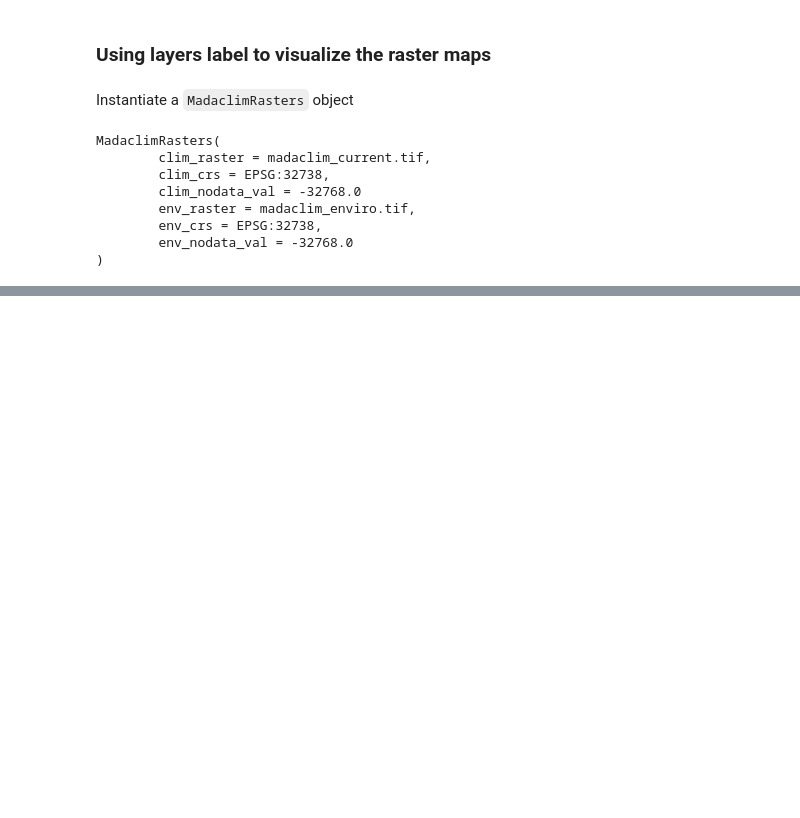
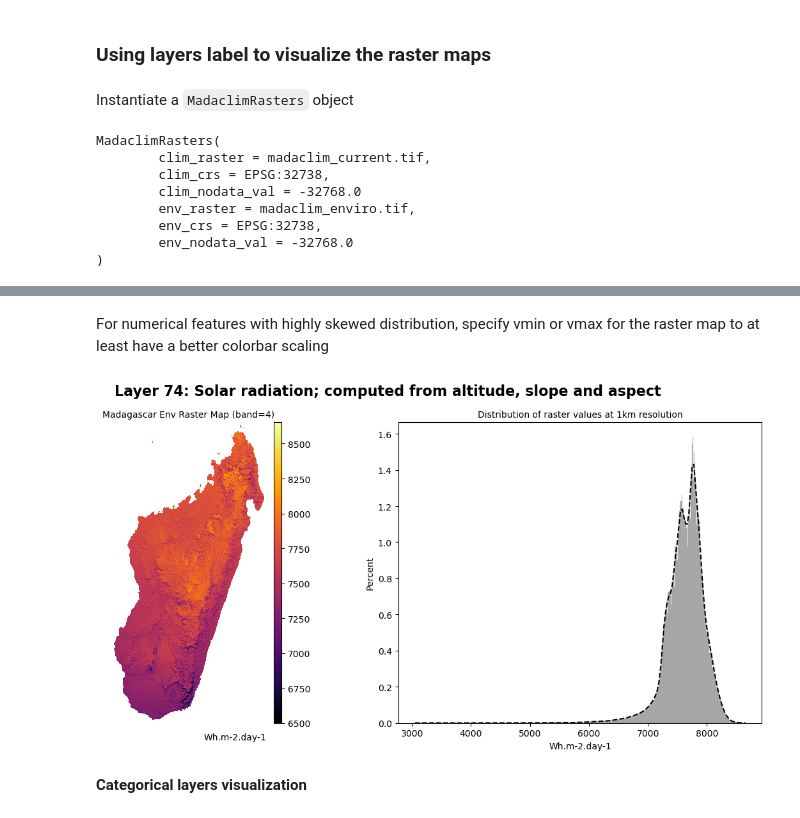
Before and after one commit to tahiri-lab/py_madaclim, a Jupyter notebook: example/full_walktrhough.ipynb, the cells around one changed output, grey strips where cells are left out. Drawn from its saved outputs; the diff is of its cells as text; code cells hidden in the pictures; blank space fills up the shorter version.

```diff
--- a/example/full_walktrhough.ipynb
+++ b/example/full_walktrhough.ipynb
@@ -375,0 +412,9 @@ MadaclimRasters(
+# %% [markdown]
+For numerical features with highly skewed distribution, specify vmin or vmax for the raster map to at least have a better colorbar scaling
+# %%
+# For numerical features with highly skewed distribution, specify vmin or vmax for the raster map
+mada_rasters.plot_layer(layer=env_labels[3], imshow_vmin=6500)
+# %% [output]
+[figure, added]
+# %% [markdown]
+**Categorical layers visualization**
```
Also changed, not shown: parts of 47 cells of this notebook.
